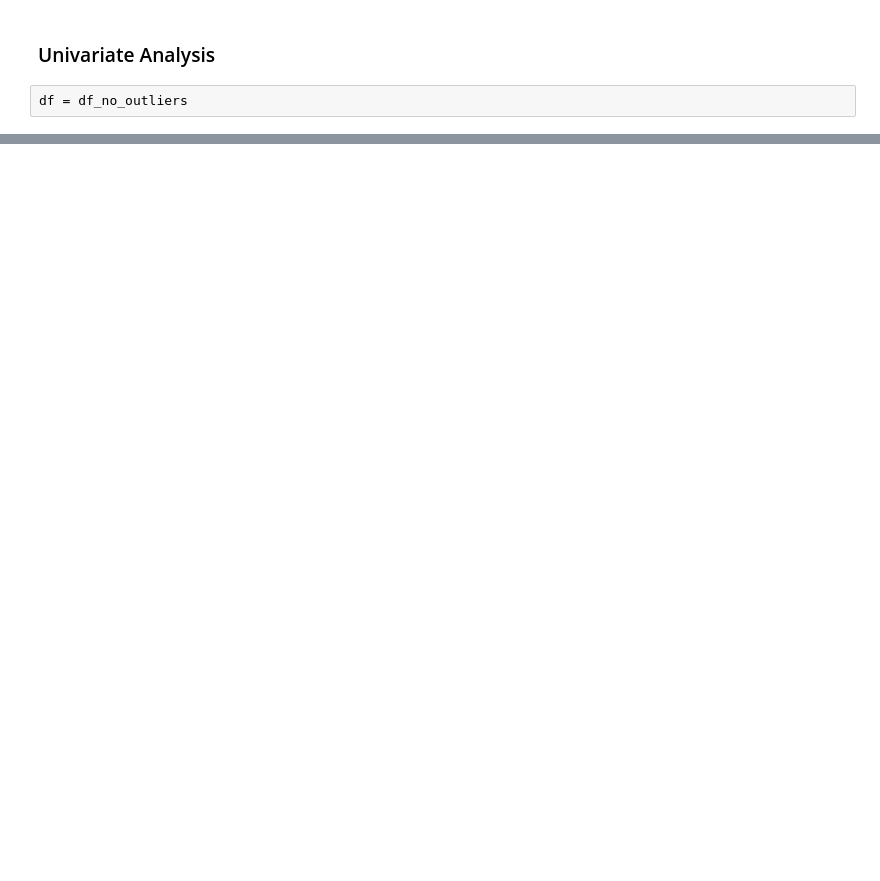
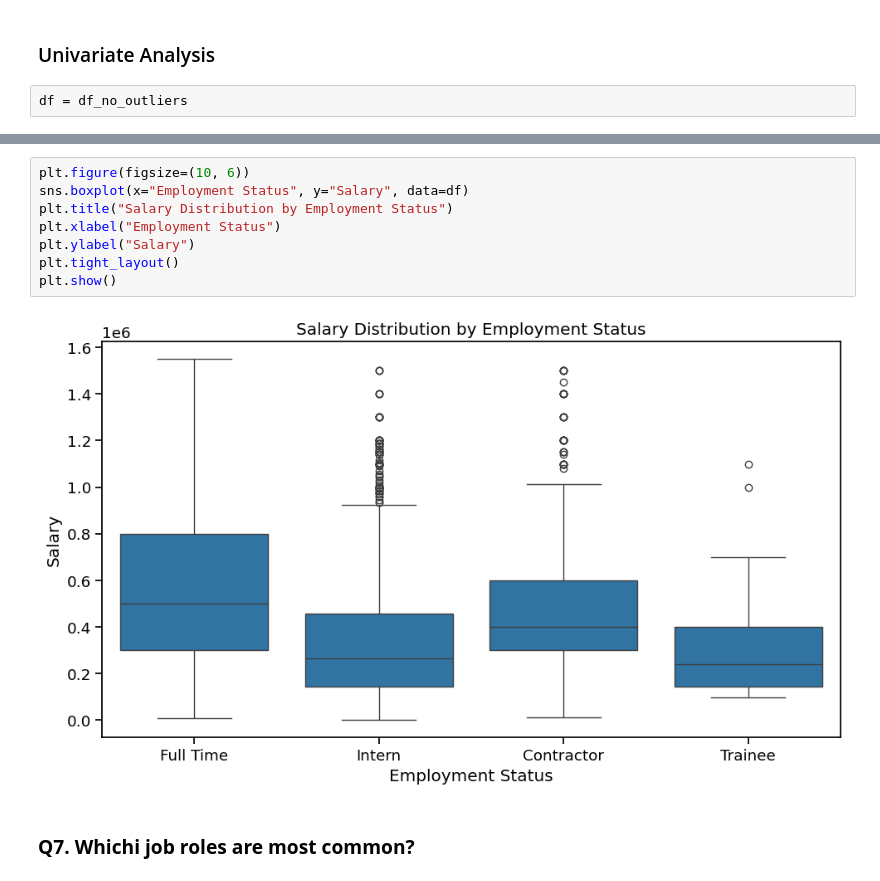
Before and after one commit to sankajithdjinasena/DataAnalysisProjects, a Jupyter notebook: Salary_analysis/salary_analysis.ipynb, the cells around one changed output, grey strips where cells are left out. Saved outputs shown, nothing was run; the diff lists cells and outputs as text; blank space fills up the shorter version.

```diff
--- a/Salary_analysis/salary_analysis.ipynb
+++ b/Salary_analysis/salary_analysis.ipynb
@@ -160,0 +381,12 @@ plt.show()
+# %%
+plt.figure(figsize=(10, 6))
+sns.boxplot(x="Employment Status", y="Salary", data=df)
+plt.title("Salary Distribution by Employment Status")
+plt.xlabel("Employment Status")
+plt.ylabel("Salary")
+plt.tight_layout()
+plt.show()
+# %% [output]
+[figure, added]
+# %% [markdown]
+### **Q7. Whichi job roles are most common?**
```
Also changed, not shown: parts of 35 cells of this notebook.
